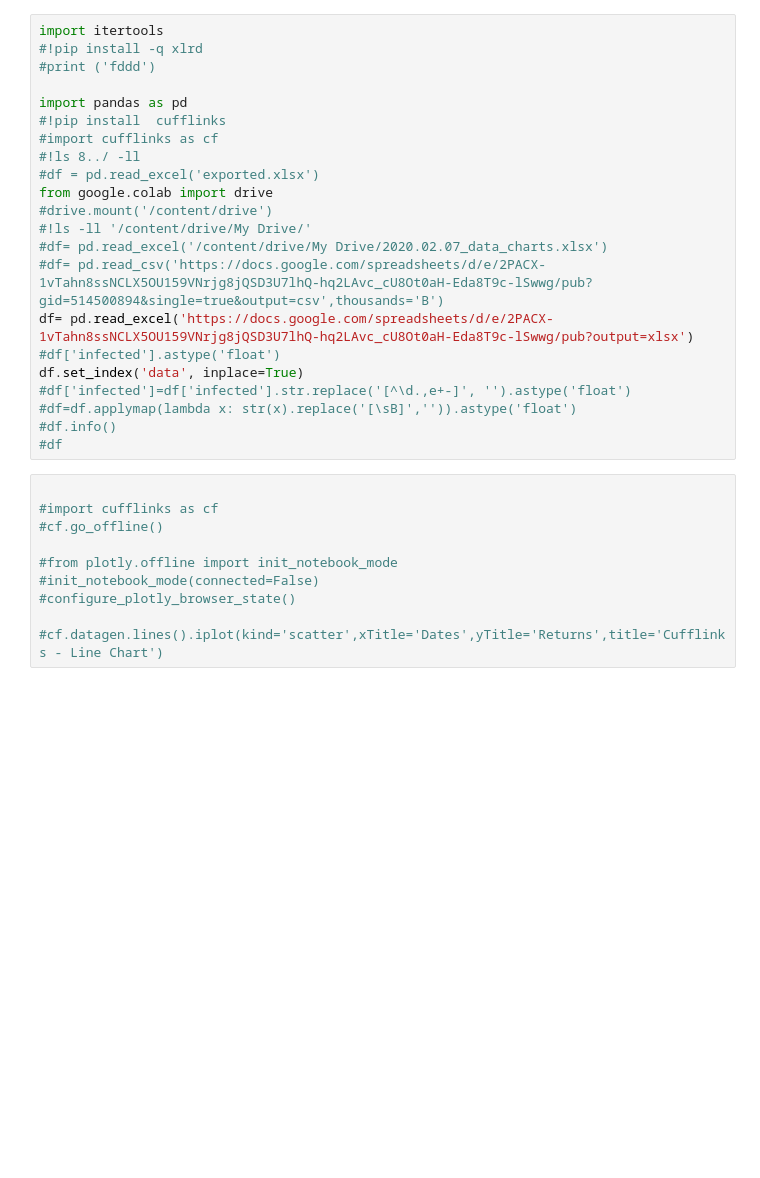
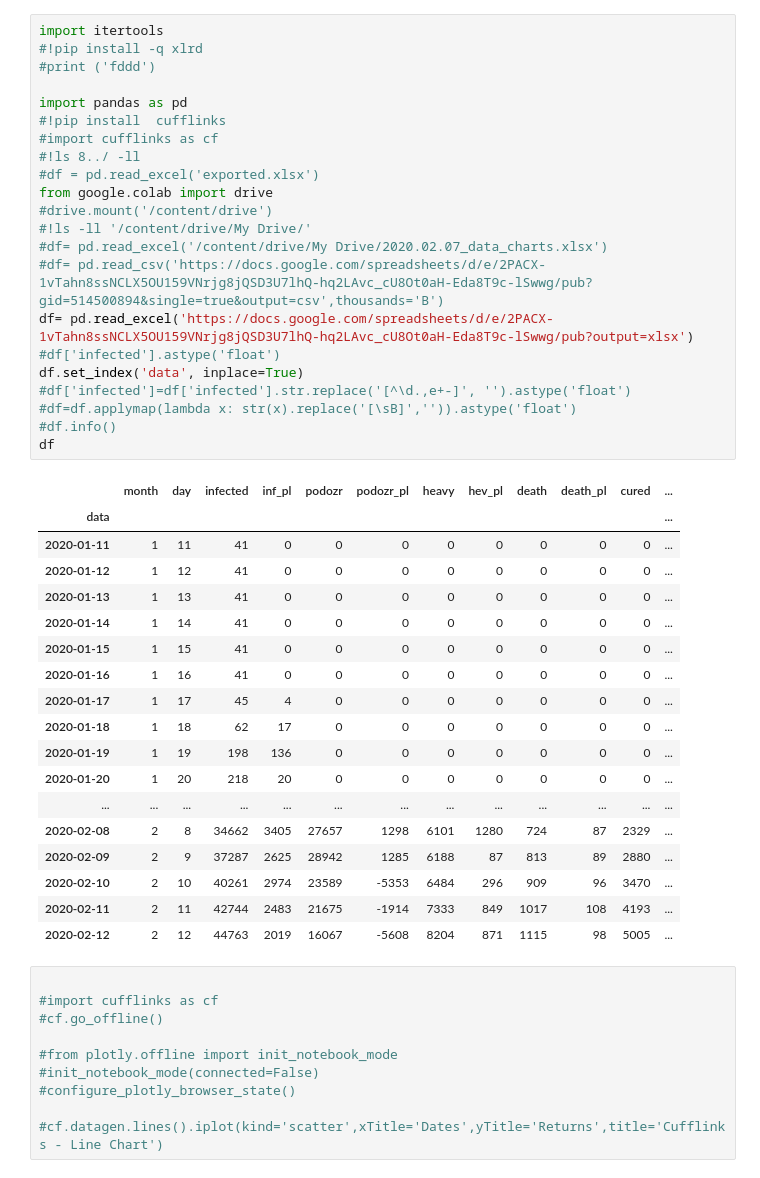
Before and after one commit to irkcow/ncovid19, a Jupyter notebook: ncovid19_charts.ipynb, the cells around one changed output. Saved outputs shown, nothing was run; the diff lists cells and outputs as text; blank space fills up the shorter version.

```diff
--- a/ncovid19_charts.ipynb
+++ b/ncovid19_charts.ipynb
@@ -3,25 +3,44 @@
 # %%
 import itertools
 #!pip install -q xlrd
 #print ('fddd')
 
 import pandas as pd
 #!pip install  cufflinks
 #import cufflinks as cf
 #!ls 8../ -ll
 #df = pd.read_excel('exported.xlsx')
 from google.colab import drive
 #drive.mount('/content/drive')
 #!ls -ll '/content/drive/My Drive/'
 #df= pd.read_excel('/content/drive/My Drive/2020.02.07_data_charts.xlsx')
 #df= pd.read_csv('https://docs.google.com/spreadsheets/d/e/2PACX-1vTahn8ssNCLX5OU159VNrjg8jQSD3U7lhQ-hq2LAvc_cU8Ot0aH-Eda8T9c-lSwwg/pub?gid=514500894&single=true&output=csv',thousands='B')
 df= pd.read_excel('https://docs.google.com/spreadsheets/d/e/2PACX-1vTahn8ssNCLX5OU159VNrjg8jQSD3U7lhQ-hq2LAvc_cU8Ot0aH-Eda8T9c-lSwwg/pub?output=xlsx')
 #df['infected'].astype('float')
 df.set_index('data', inplace=True)
 #df['infected']=df['infected'].str.replace('[^\d.,e+-]', '').astype('float')
 #df=df.applymap(lambda x: str(x).replace('[\sB]','')).astype('float')
 #df.info()
-#df
+df
+# %% [output]
+|  | month | day | infected | inf_pl | podozr | podozr_pl | heavy | hev_pl | death | death_pl | cured | ... |
+| data |  |  |  |  |  |  |  |  |  |  |  | ... |
+| 2020-01-11 | 1 | 11 | 41 | 0 | 0 | 0 | 0 | 0 | 0 | 0 | 0 | ... |
+| 2020-01-12 | 1 | 12 | 41 | 0 | 0 | 0 | 0 | 0 | 0 | 0 | 0 | ... |
+| 2020-01-13 | 1 | 13 | 41 | 0 | 0 | 0 | 0 | 0 | 0 | 0 | 0 | ... |
+| 2020-01-14 | 1 | 14 | 41 | 0 | 0 | 0 | 0 | 0 | 0 | 0 | 0 | ... |
+| 2020-01-15 | 1 | 15 | 41 | 0 | 0 | 0 | 0 | 0 | 0 | 0 | 0 | ... |
+| 2020-01-16 | 1 | 16 | 41 | 0 | 0 | 0 | 0 | 0 | 0 | 0 | 0 | ... |
+| 2020-01-17 | 1 | 17 | 45 | 4 | 0 | 0 | 0 | 0 | 0 | 0 | 0 | ... |
+| 2020-01-18 | 1 | 18 | 62 | 17 | 0 | 0 | 0 | 0 | 0 | 0 | 0 | ... |
+| 2020-01-19 | 1 | 19 | 198 | 136 | 0 | 0 | 0 | 0 | 0 | 0 | 0 | ... |
+| 2020-01-20 | 1 | 20 | 218 | 20 | 0 | 0 | 0 | 0 | 0 | 0 | 0 | ... |
+| ... | ... | ... | ... | ... | ... | ... | ... | ... | ... | ... | ... | ... |
+| 2020-02-08 | 2 | 8 | 34662 | 3405 | 27657 | 1298 | 6101 | 1280 | 724 | 87 | 2329 | ... |
+| 2020-02-09 | 2 | 9 | 37287 | 2625 | 28942 | 1285 | 6188 | 87 | 813 | 89 | 2880 | ... |
+| 2020-02-10 | 2 | 10 | 40261 | 2974 | 23589 | -5353 | 6484 | 296 | 909 | 96 | 3470 | ... |
+| 2020-02-11 | 2 | 11 | 42744 | 2483 | 21675 | -1914 | 7333 | 849 | 1017 | 108 | 4193 | ... |
+| 2020-02-12 | 2 | 12 | 44763 | 2019 | 16067 | -5608 | 8204 | 871 | 1115 | 98 | 5005 | ... |
 # %%
 
 #import cufflinks as cf
```
Also changed, not shown: parts of 3 cells of this notebook.
